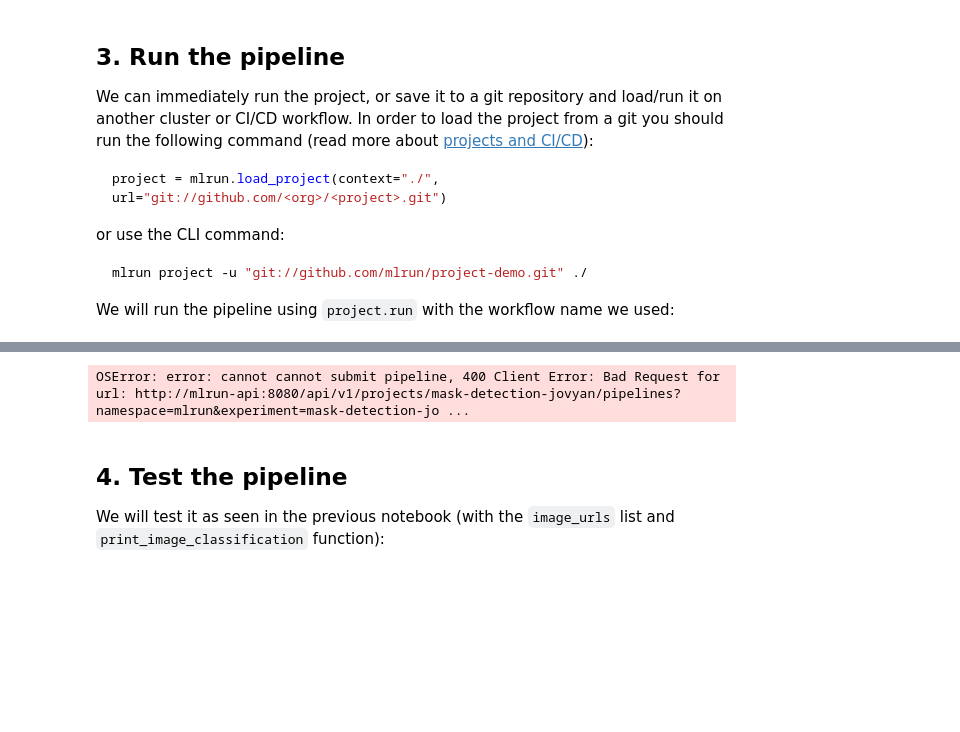
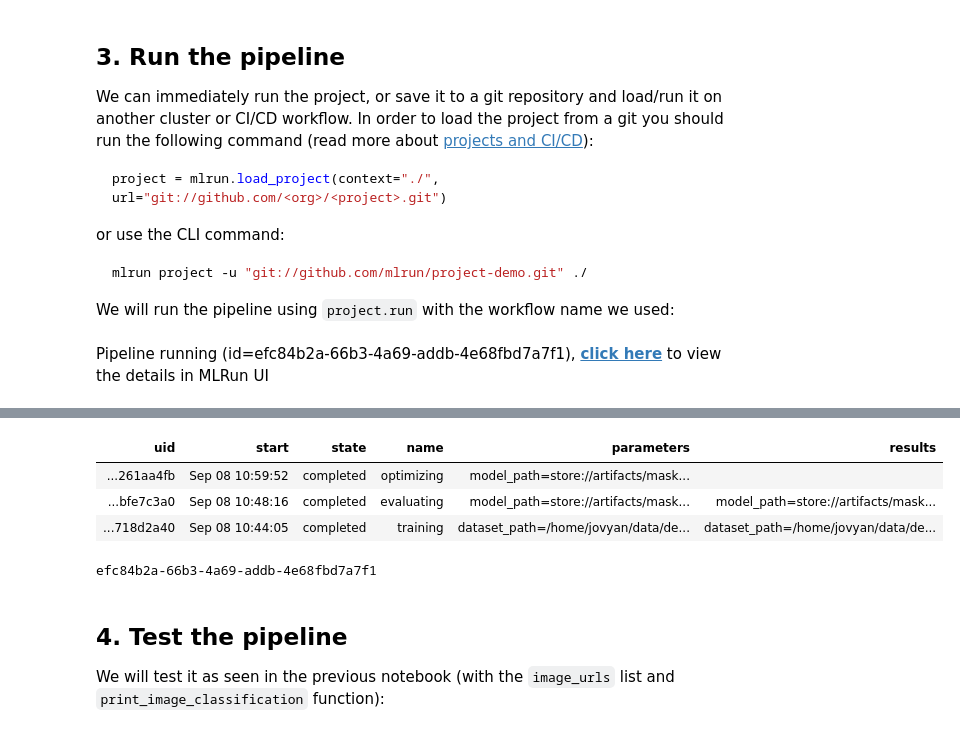
Before and after one commit to daniels290813/demos, a Jupyter notebook: mask-detection/3-automatic-pipeline.ipynb, the cells around one changed output, grey strips where cells are left out. Saved outputs shown, nothing was run; the diff lists cells and outputs as text; code cells hidden in the pictures; blank space fills up the shorter version.

Commit message:
[Mask] workflow update to support CE

```diff
--- a/mask-detection/3-automatic-pipeline.ipynb
+++ b/mask-detection/3-automatic-pipeline.ipynb
@@ -236,12 +237,13 @@ project.run(
     arguments={
         "archive_url": mlrun.get_sample_path("data/prajnasb-generated-mask-detection/prajnasb_generated_mask_detection.zip"),
         "dataset_path": os.path.abspath("./Dataset"),
-        "epochs": 3,
-        "batch_size": 32,
+        "epochs": 1,
+        "batch_size": 128,
         "lr": 1e-3,
-        "download_data_flag": 1,
+        "download_data_flag": 0 if CE else 1,
         "CE": CE
     },
     watch=True
 )
 # %% [output]
+Pipeline running (id=efc84b2a-66b3-4a69-addb-4e68fbd7a7f1), click here to view the details in MLRun UI
@@ -254,4 +254,8 @@ project.run(
+| uid | start | state | name | parameters | results |
+| ...261aa4fb | Sep 08 10:59:52 | completed | optimizing | model_path=store://artifacts/mask... |  |
+| ...bfe7c3a0 | Sep 08 10:48:16 | completed | evaluating | model_path=store://artifacts/mask... | model_path=store://artifacts/mask... |
+| ...718d2a40 | Sep 08 10:44:05 | completed | training | dataset_path=/home/jovyan/data/de... | dataset_path=/home/jovyan/data/de... |
-OSError: error: cannot cannot submit pipeline, 400 Client Error: Bad Request for url: http://mlrun-api:8080/api/v1/projects/mask-detection-jovyan/pipelines?namespace=mlrun&experiment=mask-detection-jo ...
+efc84b2a-66b3-4a69-addb-4e68fbd7a7f1
 # %% [markdown]
 <a id="section_4"></a>
 ## 4. Test the pipeline
```
Also changed, not shown: parts of 5 cells of this notebook, 1 other file.
